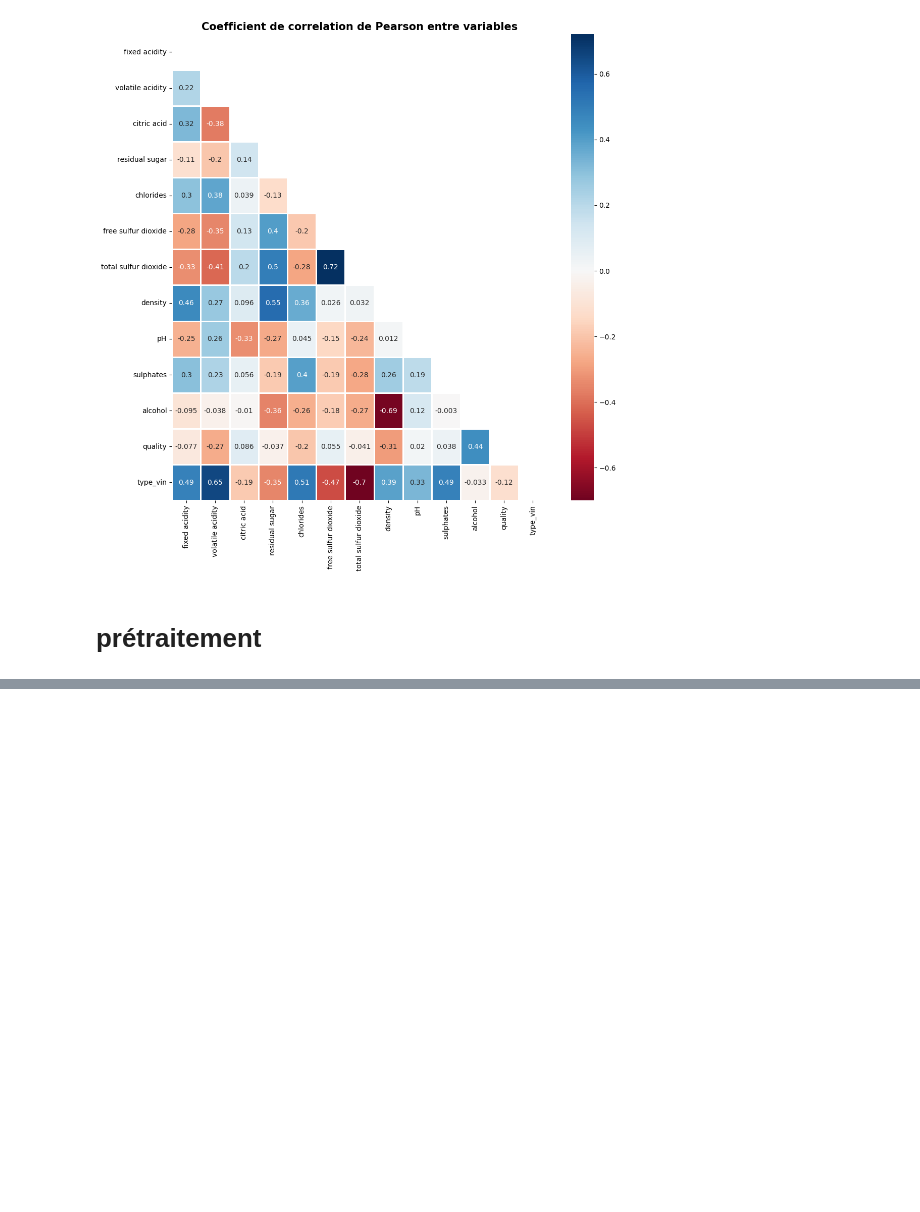
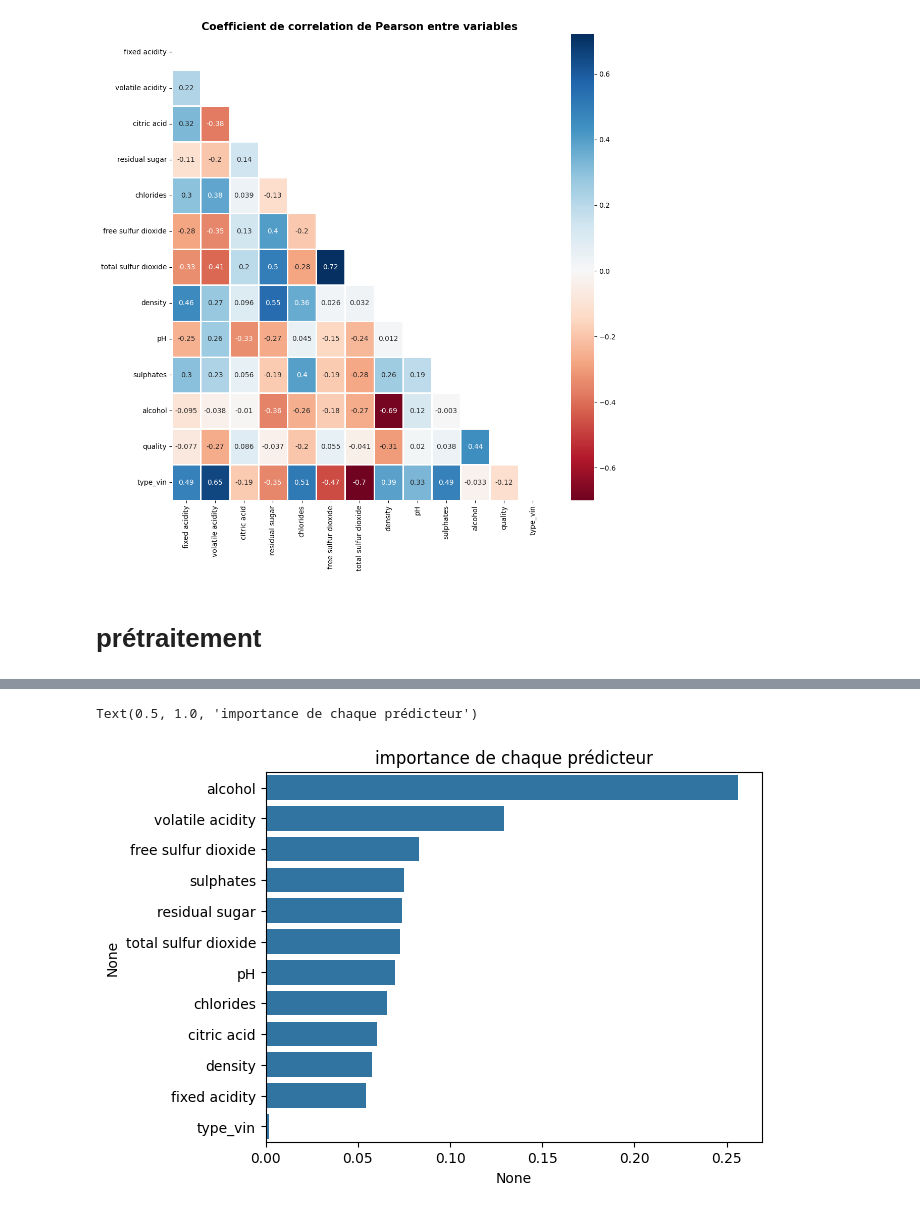
Before and after one commit to lapinRagnar/2023-prediction-vin-machine-learning-python, a Jupyter notebook: model_vin.ipynb, the cells around one changed output, grey strips where cells are left out. Cells and saved outputs as stored; diff of their text form; code cells hidden in the pictures; blank space fills up the shorter version.

```diff
--- a/model_vin.ipynb
+++ b/model_vin.ipynb
@@ -256,3 +258,14 @@ Text(0.5, 1.0, 'Coefficient de correlation de Pearson entre variables')
 [figure]
 # %% [markdown]
 # prétraitement
+# %%
+from sklearn.model_selection import train_test_split
+
+X = df.drop('quality', axis=1)
+y = df['quality']
+
+seed = 33
+
+X_train, X_test, y_train, y_test = train_test_split(X, y, test_size=0.2, random_state=seed)
+
+print(X_train.shape, X_test.shape, y_train.shape, y_test.shape)
@@ -258,0 +274,5 @@ Text(0.5, 1.0, 'Coefficient de correlation de Pearson entre variables')
+# %%
+scaler = StandardScaler()
+X_train_scaled = scaler.fit_transform(X_train)
+X_test_scaled = scaler.transform(X_test)
+X_test_scaled
@@ -258,0 +319,4 @@ Text(0.5, 1.0, 'Coefficient de correlation de Pearson entre variables')
+# %%
+# on entraine le model
+model = RandomForestRegressor(random_state=seed)
+model.fit(X_train_scaled, y_train)
@@ -258,0 +343,3 @@ Text(0.5, 1.0, 'Coefficient de correlation de Pearson entre variables')
+# %%
+vars_imp = pd.Series(model.feature_importances_, index=X.columns).sort_values(ascending=False)
+vars_imp
@@ -258,0 +360,7 @@ Text(0.5, 1.0, 'Coefficient de correlation de Pearson entre variables')
+# %%
+plt.figure(figsize=(10, 6))
+sns.barplot(x=vars_imp, y=vars_imp.index)
+plt.title("importance de chaque prédicteur")
+# %% [output]
+Text(0.5, 1.0, 'importance de chaque prédicteur')
+[figure, added]
```
Also changed, not shown: parts of 16 cells of this notebook.
